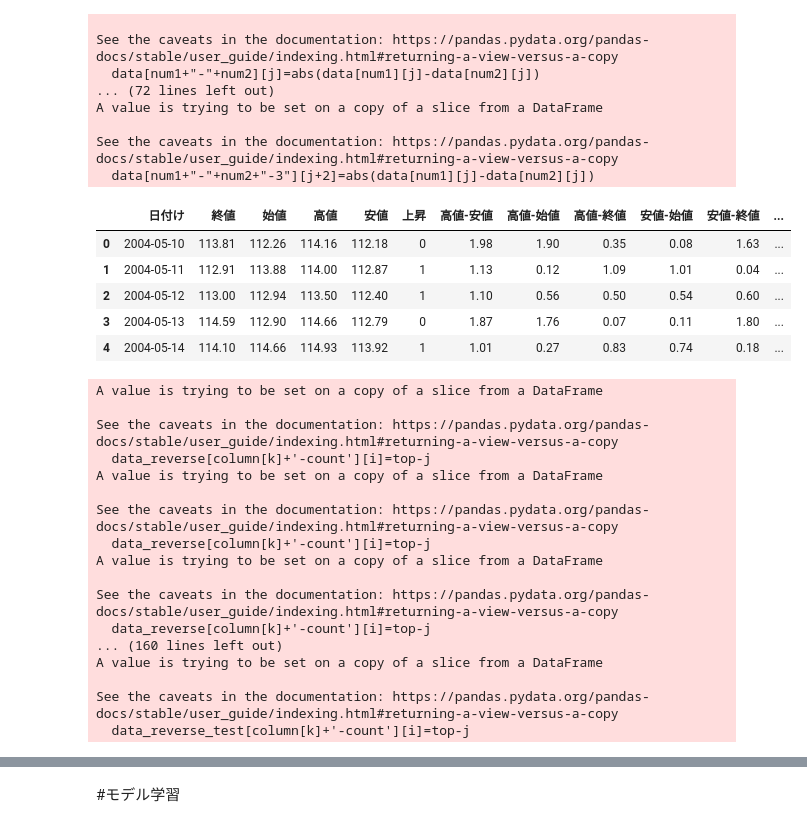
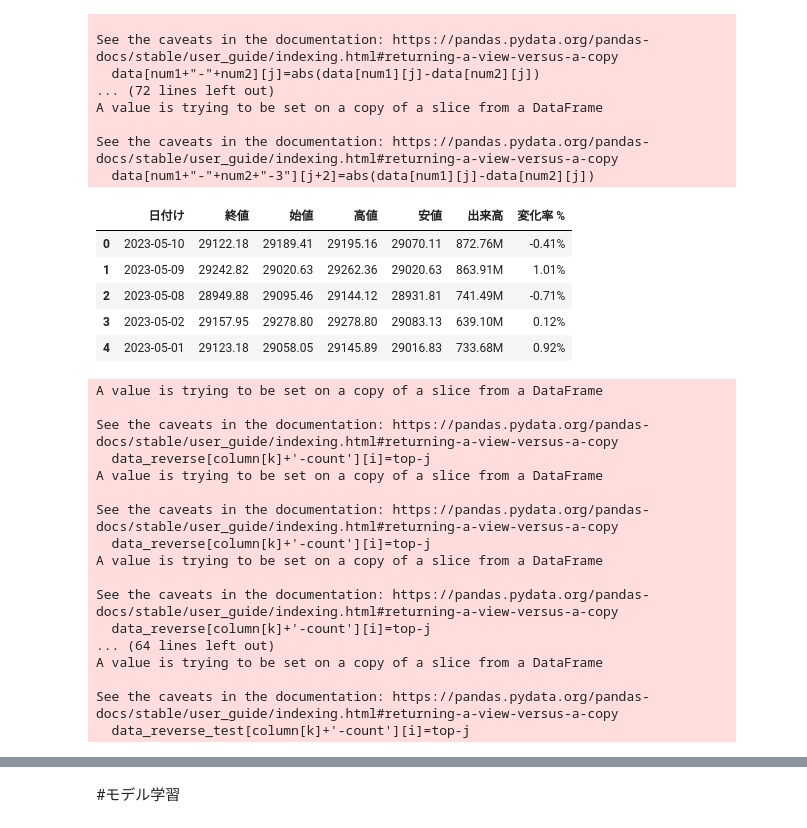
Before and after one commit to takukai0605/machine-learning-FX, a Jupyter notebook: 予測モデル.ipynb, the cells around one changed output, grey strips where cells are left out. Saved outputs shown, nothing was run; the diff lists cells and outputs as text; code cells hidden in the pictures.

```diff
--- a/予測モデル.ipynb
+++ b/予測モデル.ipynb
@@ -13,14 +23,14 @@ pd.set_option('display.max_columns', 100)
 #データの入力
 # %%
 #データの入力
-data_0=pd.read_csv('/content/drive/MyDrive/個人研究/為替相場予測/FX_2023_04_21/USD_JPY 過去データ_3.csv')
+data_0=pd.read_csv('/content/drive/MyDrive/個人研究/為替相場予測/FX_2023_04_21/USD_JPY 過去データ_4.csv')
+data_jp=pd.read_csv("/content/drive/MyDrive/個人研究/為替相場予測/FX_2023_04_21/日経平均株価 過去データ.csv")
+data_ny=pd.read_csv("/content/drive/MyDrive/個人研究/為替相場予測/FX_2023_04_21/NYダウ平均株価 過去データ.csv")
 #data_1=pd.read_csv('/content/drive/MyDrive/個人研究/為替相場予測/FX_2023_04_21/USD_JPY 過去データ_1.csv')
 #data_sub = pd.concat([data_0, data_1], axis=0)
 #data_sub =data_sub.reset_index(drop=True)
-
-#順番を逆にする
-data_reverse_0 = data_0.iloc[::-1]
-data_reverse_0.index = range(len(data_0))
-
-#不必要な行の削除
-data_reverse_0=data_reverse_0.drop(['出来高', '変化率 %'], axis=1)
+# %%
+data_jp["終値"]=data_jp["終値"].str.replace(',','').astype(float)
+data_jp["始値"]=data_jp["始値"].str.replace(',','').astype(float)
+data_jp["高値"]=data_jp["高値"].str.replace(',','').astype(float)
+data_jp["安値"]=data_jp["安値"].str.replace(',','').astype(float)
@@ -129,14 +164,14 @@ A value is trying to be set on a copy of a slice from a DataFrame
 See the caveats in the documentation: https://pandas.pydata.org/pandas-docs/stable/user_guide/indexing.html#returning-a-view-versus-a-copy
   data[num1+"-"+num2+"-3"][j+2]=abs(data[num1][j]-data[num2][j])
 # %%
-data_reverse_0.head()
+data_jp.head()
 # %% [output]
-|  | 日付け | 終値 | 始値 | 高値 | 安値 | 上昇 | 高値-安値 | 高値-始値 | 高値-終値 | 安値-始値 | 安値-終値 | ... |
-| 0 | 2004-05-10 | 113.81 | 112.26 | 114.16 | 112.18 | 0 | 1.98 | 1.90 | 0.35 | 0.08 | 1.63 | ... |
-| 1 | 2004-05-11 | 112.91 | 113.88 | 114.00 | 112.87 | 1 | 1.13 | 0.12 | 1.09 | 1.01 | 0.04 | ... |
-| 2 | 2004-05-12 | 113.00 | 112.94 | 113.50 | 112.40 | 1 | 1.10 | 0.56 | 0.50 | 0.54 | 0.60 | ... |
-| 3 | 2004-05-13 | 114.59 | 112.90 | 114.66 | 112.79 | 0 | 1.87 | 1.76 | 0.07 | 0.11 | 1.80 | ... |
-| 4 | 2004-05-14 | 114.10 | 114.66 | 114.93 | 113.92 | 1 | 1.01 | 0.27 | 0.83 | 0.74 | 0.18 | ... |
+|  | 日付け | 終値 | 始値 | 高値 | 安値 | 出来高 | 変化率 % |
+| 0 | 2023-05-10 | 29122.18 | 29189.41 | 29195.16 | 29070.11 | 872.76M | -0.41% |
+| 1 | 2023-05-09 | 29242.82 | 29020.63 | 29262.36 | 29020.63 | 863.91M | 1.01% |
+| 2 | 2023-05-08 | 28949.88 | 29095.46 | 29144.12 | 28931.81 | 741.49M | -0.71% |
+| 3 | 2023-05-02 | 29157.95 | 29278.80 | 29278.80 | 29083.13 | 639.10M | 0.12% |
+| 4 | 2023-05-01 | 29123.18 | 29058.05 | 29145.89 | 29016.83 | 733.68M | 0.92% |
 # %%
 #データ分割
 from sklearn.model_selection import train_test_split
@@ -145,9 +180,7 @@ data_reverse, data_reverse_test = train_test_split(data_reverse_0, test_size=0.3
 data_reverse_test=data_reverse_test.reset_index()
 # %%
 column=['高値-安値', '高値-始値','高値-終値', '安値-始値', '安値-終値', '始値-終値'
-  ,'過去高値-現在高値','過去安値-現在安値', '過去始値-現在始値', '過去終値-現在終値'
-  ,'高値-安値-2', '高値-始値-2', '高値-終値-2', '安値-始値-2', '安値-終値-2', '始値-終値-2'
-  ,'高値-安値-3', '高値-始値-3', '高値-終値-3', '安値-始値-3', '安値-終値-3', '始値-終値-3']
+  ,'過去高値-現在高値','過去安値-現在安値', '過去始値-現在始値', '過去終値-現在終値']
 top= 200
 list=np.zeros((len(column),top))
 for j in range(top):
@@ -180,7 +213,7 @@ A value is trying to be set on a copy of a slice from a DataFrame
 
 See the caveats in the documentation: https://pandas.pydata.org/pandas-docs/stable/user_guide/indexing.html#returning-a-view-versus-a-copy
   data_reverse[column[k]+'-count'][i]=top-j
-... (160 lines left out)
+... (64 lines left out)
 A value is trying to be set on a copy of a slice from a DataFrame
 
 See the caveats in the documentation: https://pandas.pydata.org/pandas-docs/stable/user_guide/indexing.html#returning-a-view-versus-a-copy
```
Also changed, not shown: parts of 20 cells of this notebook.
